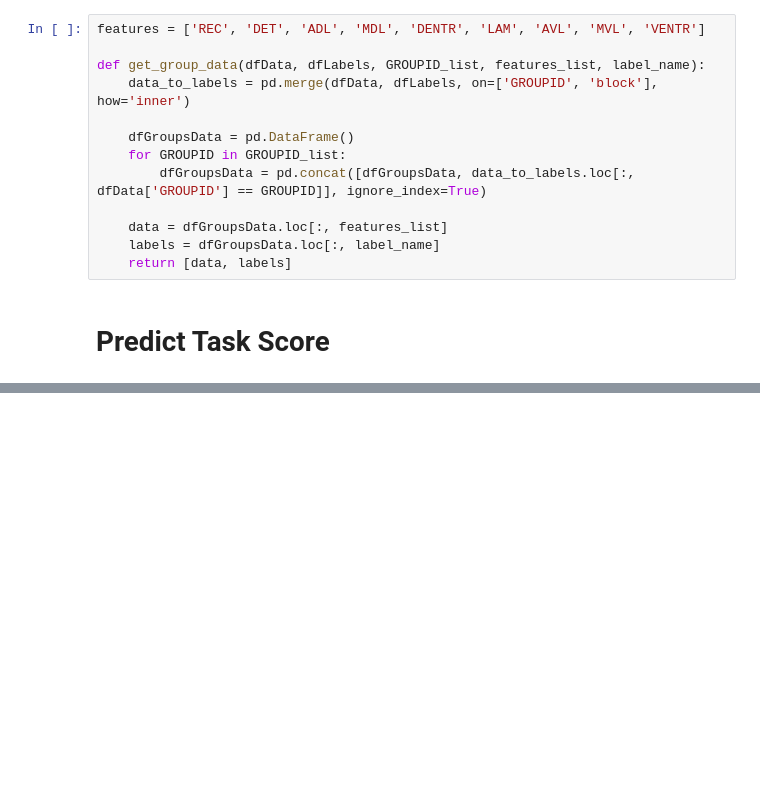
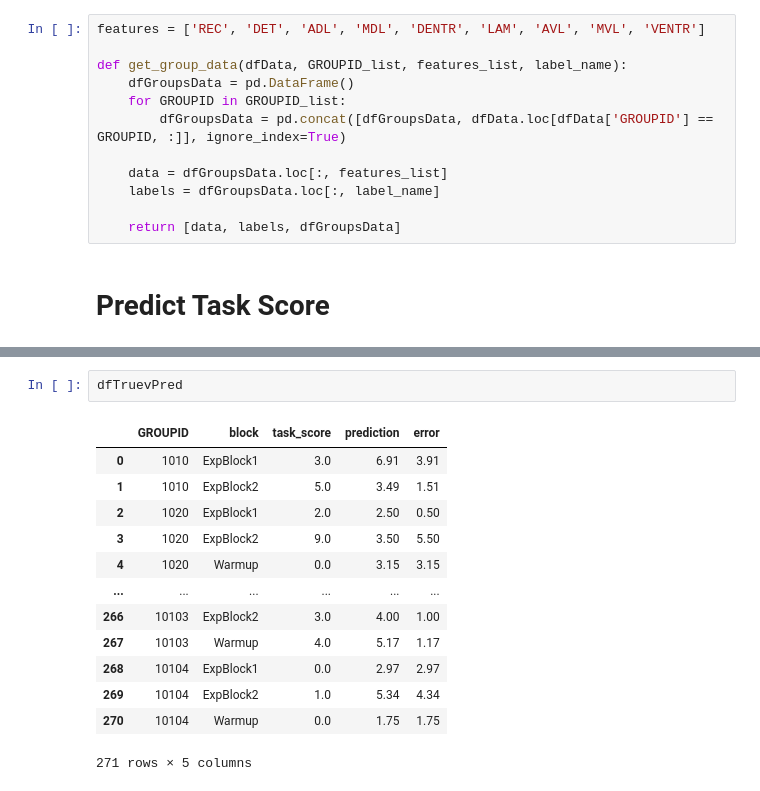
Before and after one commit to julialromero/Collaborative-Problem-Solving, a Jupyter notebook: run_RFC.ipynb, the cells around one changed output, grey strips where cells are left out. Saved outputs shown, nothing was run; the diff lists cells and outputs as text; blank space fills up the shorter version.

```diff
--- a/run_RFC.ipynb
+++ b/run_RFC.ipynb
@@ -135,16 +163,15 @@ Num groups:  75
 # %%
 features = ['REC', 'DET', 'ADL', 'MDL', 'DENTR', 'LAM', 'AVL', 'MVL', 'VENTR']
 
-def get_group_data(dfData, dfLabels, GROUPID_list, features_list, label_name):
-    data_to_labels = pd.merge(dfData, dfLabels, on=['GROUPID', 'block'], how='inner')
-
+def get_group_data(dfData, GROUPID_list, features_list, label_name):
     dfGroupsData = pd.DataFrame()
     for GROUPID in GROUPID_list:
-        dfGroupsData = pd.concat([dfGroupsData, data_to_labels.loc[:, dfData['GROUPID'] == GROUPID]], ignore_index=True)
+        dfGroupsData = pd.concat([dfGroupsData, dfData.loc[dfData['GROUPID'] == GROUPID, :]], ignore_index=True)
 
     data = dfGroupsData.loc[:, features_list]
     labels = dfGroupsData.loc[:, label_name]
-    return [data, labels]
+
+    return [data, labels, dfGroupsData]
 # %% [markdown]
 # Predict Task Score
 # %%
@@ -284,0 +343,16 @@ med_predict_proba_task_score = predict_proba_task_score[task_score_med_auroc_idx
+# %%
+dfTruevPred
+# %% [output]
+|  | GROUPID | block | task_score | prediction | error |
+| 0 | 1010 | ExpBlock1 | 3.0 | 6.91 | 3.91 |
+| 1 | 1010 | ExpBlock2 | 5.0 | 3.49 | 1.51 |
+| 2 | 1020 | ExpBlock1 | 2.0 | 2.50 | 0.50 |
+| 3 | 1020 | ExpBlock2 | 9.0 | 3.50 | 5.50 |
+| 4 | 1020 | Warmup | 0.0 | 3.15 | 3.15 |
+| ... | ... | ... | ... | ... | ... |
+| 266 | 10103 | ExpBlock2 | 3.0 | 4.00 | 1.00 |
+| 267 | 10103 | Warmup | 4.0 | 5.17 | 1.17 |
+| 268 | 10104 | ExpBlock1 | 0.0 | 2.97 | 2.97 |
+| 269 | 10104 | ExpBlock2 | 1.0 | 5.34 | 4.34 |
+| 270 | 10104 | Warmup | 0.0 | 1.75 | 1.75 |
+271 rows × 5 columns
```
Also changed, not shown: parts of 8 cells of this notebook.
